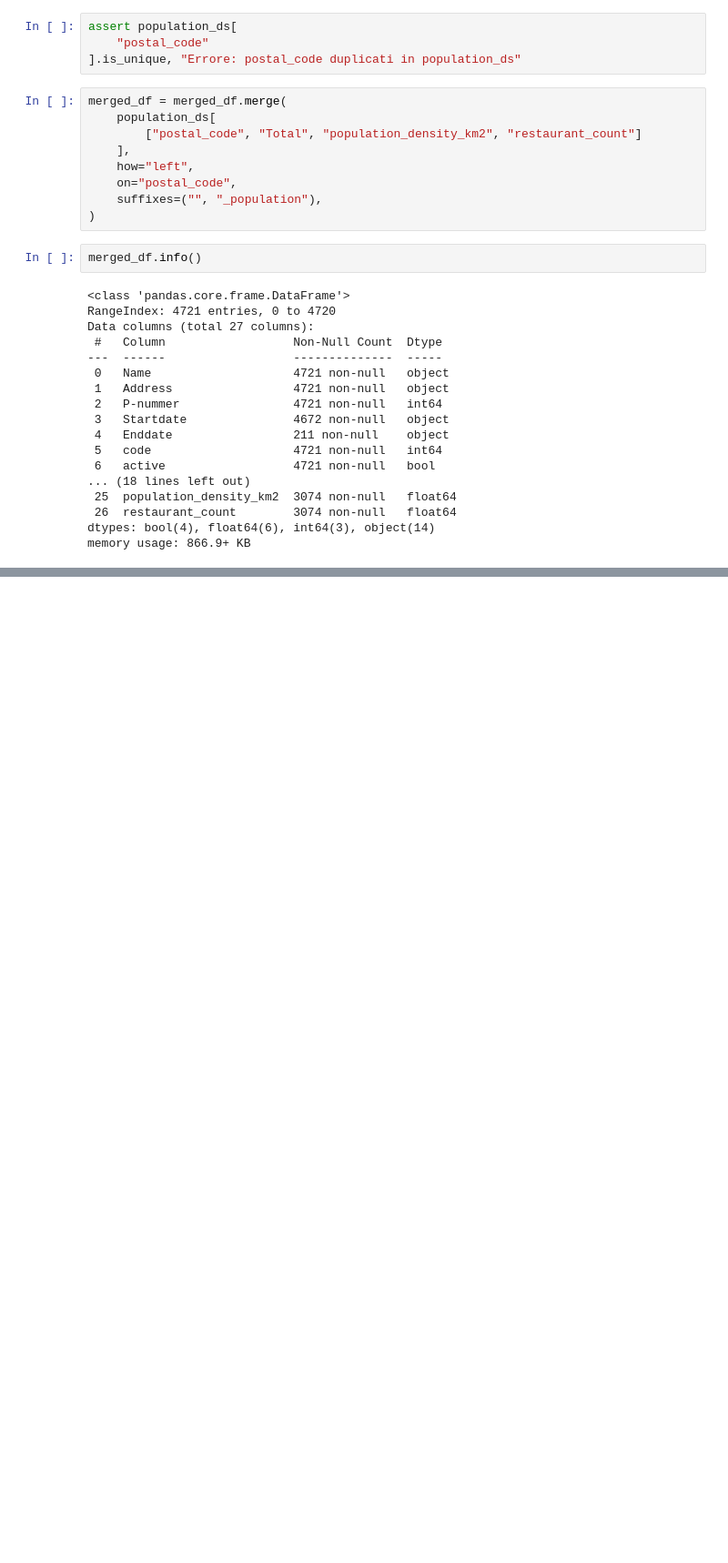
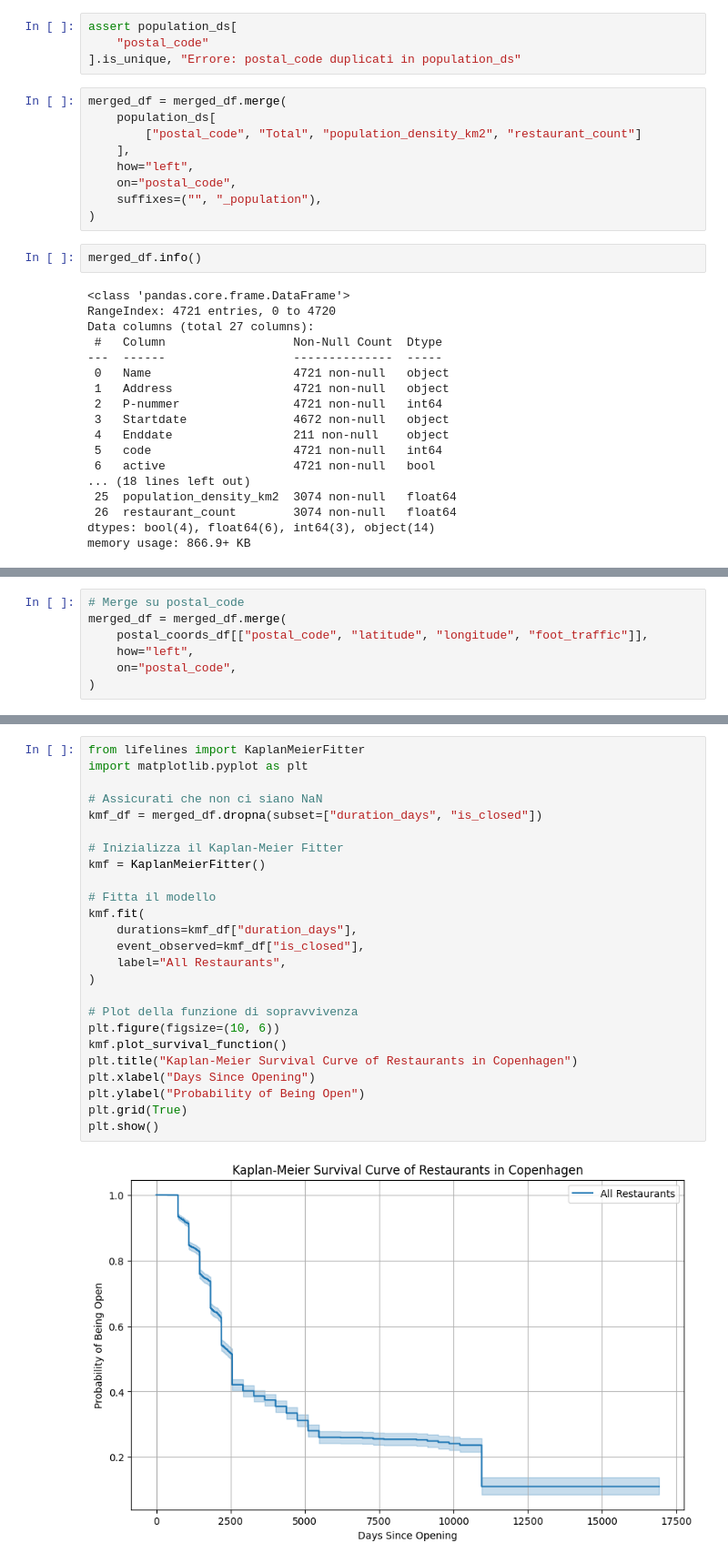
Before and after one commit to Gabriellanaro/StayingAlive, a Jupyter notebook: src/fixEndDate.ipynb, the cells around one changed output, grey strips where cells are left out. Shown: that part at 91% size. Saved outputs shown, nothing was run; the diff lists cells and outputs as text; blank space fills up the shorter version.

```diff
--- a/src/fixEndDate.ipynb
+++ b/src/fixEndDate.ipynb
@@ -251,0 +340,7 @@ memory usage: 866.9+ KB
+# %%
+# Merge su postal_code
+merged_df = merged_df.merge(
+    postal_coords_df[["postal_code", "latitude", "longitude", "foot_traffic"]],
+    how="left",
+    on="postal_code",
+)
@@ -251,0 +564,27 @@ memory usage: 866.9+ KB
+# %%
+from lifelines import KaplanMeierFitter
+import matplotlib.pyplot as plt
+
+# Assicurati che non ci siano NaN
+kmf_df = merged_df.dropna(subset=["duration_days", "is_closed"])
+
+# Inizializza il Kaplan-Meier Fitter
+kmf = KaplanMeierFitter()
+
+# Fitta il modello
+kmf.fit(
+    durations=kmf_df["duration_days"],
+    event_observed=kmf_df["is_closed"],
+    label="All Restaurants",
+)
+
+# Plot della funzione di sopravvivenza
+plt.figure(figsize=(10, 6))
+kmf.plot_survival_function()
+plt.title("Kaplan-Meier Survival Curve of Restaurants in Copenhagen")
+plt.xlabel("Days Since Opening")
+plt.ylabel("Probability of Being Open")
+plt.grid(True)
+plt.show()
+# %% [output]
+[figure, added]
```
Also changed, not shown: parts of 20 cells of this notebook, 1 other file.
